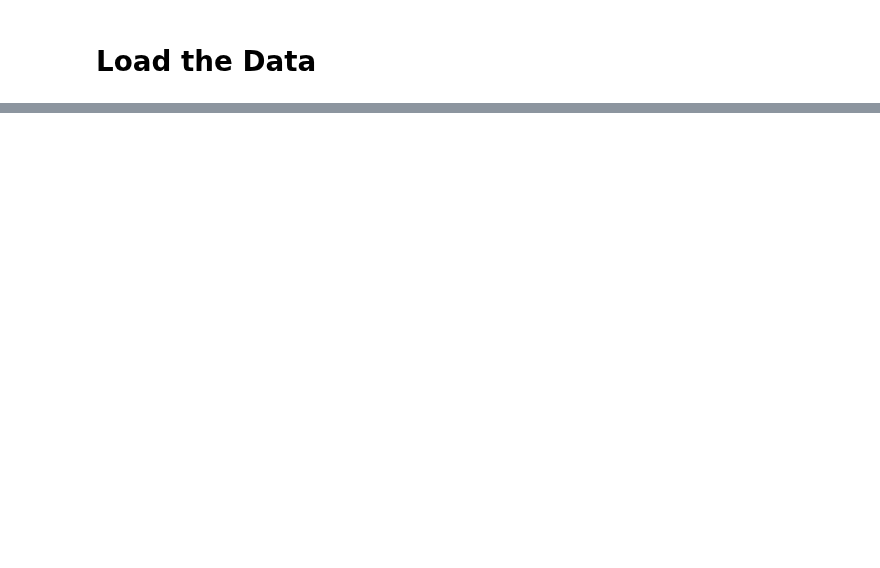
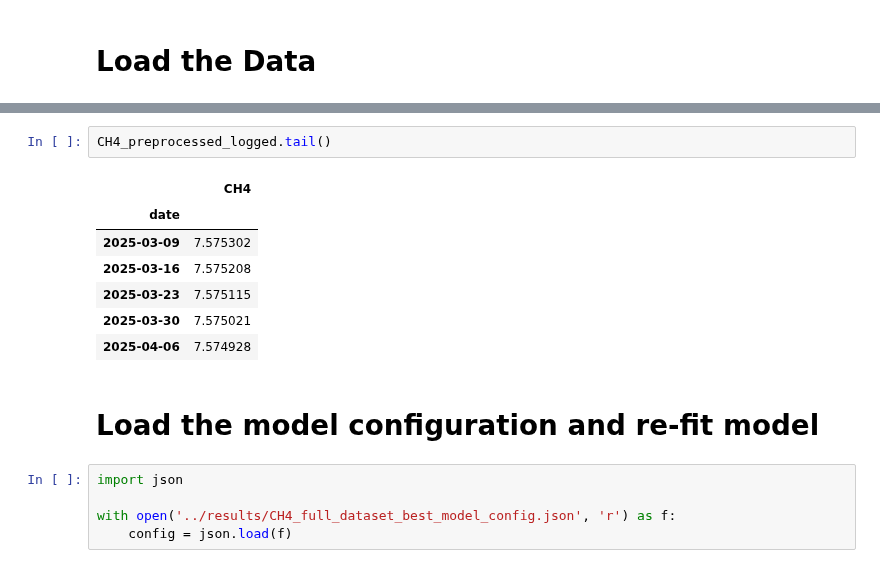
Before and after one commit to apl888/greenhouse-gas-forecasting, a Jupyter notebook: notebooks/6a_ch4_static_forecast.ipynb, the cells around one changed output, grey strips where cells are left out. Cells and saved outputs as stored; diff of their text form; blank space fills up the shorter version.

```diff
--- a/notebooks/6a_ch4_static_forecast.ipynb
+++ b/notebooks/6a_ch4_static_forecast.ipynb
@@ -759,0 +74,17 @@ joblib.dump(CH4_final_model_fit, 'CH4_forecast_model.pkl')
+# %%
+CH4_preprocessed_logged.tail()
+# %% [output]
+|  | CH4 |
+| date |  |
+| 2025-03-09 | 7.575302 |
+| 2025-03-16 | 7.575208 |
+| 2025-03-23 | 7.575115 |
+| 2025-03-30 | 7.575021 |
+| 2025-04-06 | 7.574928 |
+# %% [markdown]
+# Load the model configuration and re-fit model
+# %%
+import json
+
+with open('../results/CH4_full_dataset_best_model_config.json', 'r') as f:
+    config = json.load(f)
```
Also changed, not shown: parts of 67 cells of this notebook, 4 other files.
